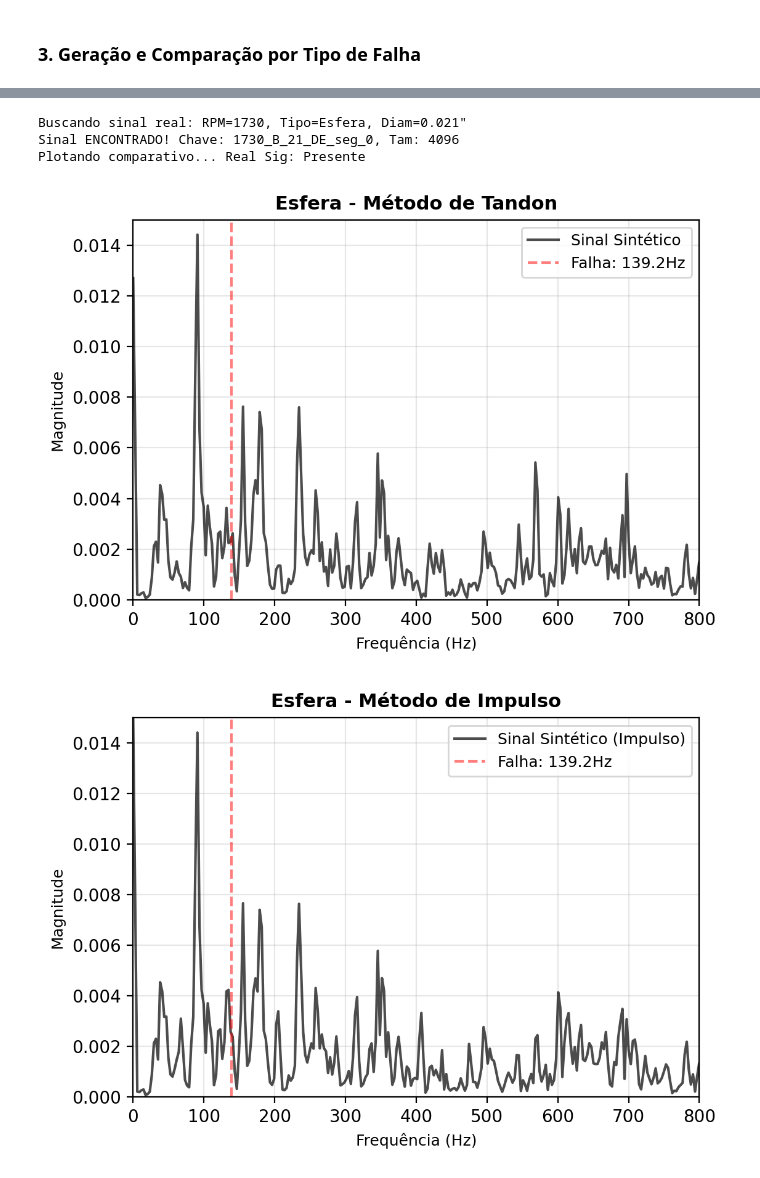
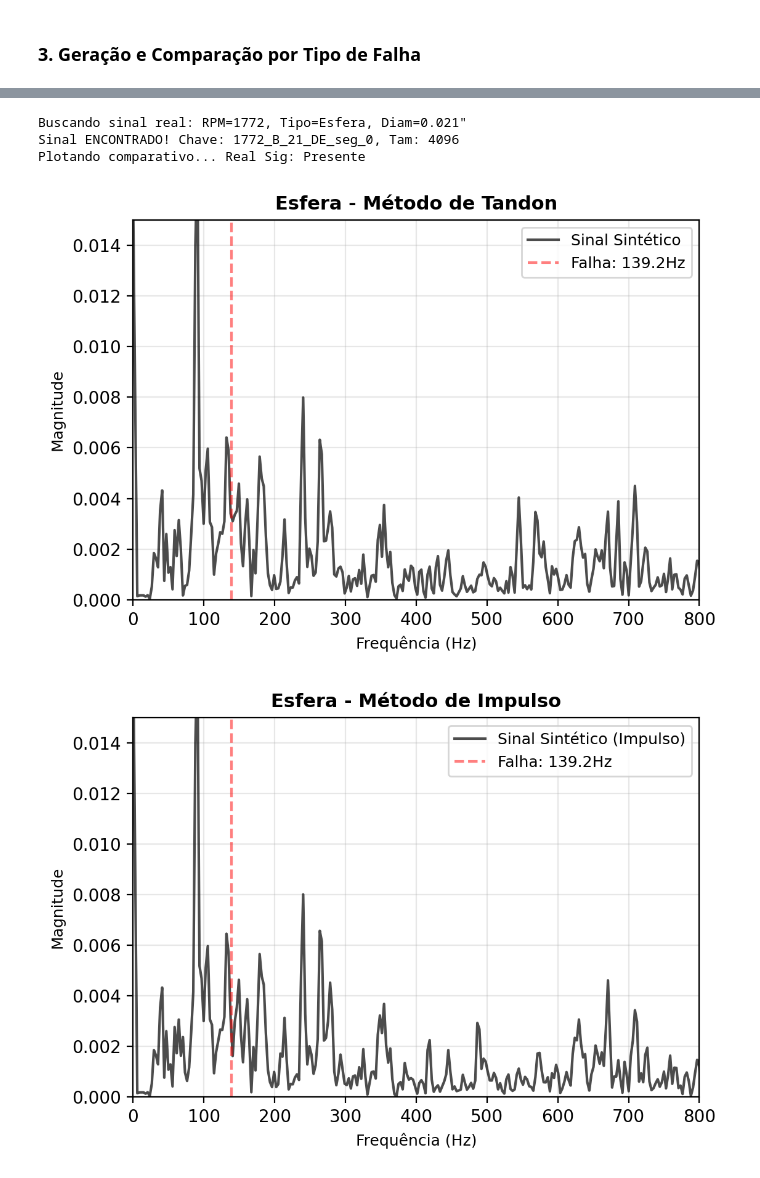
Before and after one commit to ViniciusTomsic/TCC, a Jupyter notebook: notebooks/compare_synthetic_methods.ipynb, the cells around one changed output, grey strips where cells are left out. Drawn from its saved outputs; the diff is of its cells as text; code cells hidden in the pictures.

Commit message:
feat: Add notebook for comparing synthetic data generation methods, enhance normal segment selection to support multiple RPMs, and include related plots.

```diff
--- a/notebooks/compare_synthetic_methods.ipynb
+++ b/notebooks/compare_synthetic_methods.ipynb
@@ -178,6 +201,6 @@ Geração concluída. Total de 4 segmentos de treino.
 # %%
 # --- Pista Externa ---
-
+RPM = 1730
 # 1. Gerar FFT Method
 spec_outer = bu.calcular_espectro_outer_race(fault_diameter_mm=0.3556, rpm=1730, K=0.02) # Ajuste K para ficar comparável se necessário
 sig_outer_gen = gsd.synthesize_time_signal(spec_outer, duration=duration, fs=FS)
@@ -186,7 +209,10 @@ sig_outer_gen = sig_outer_gen[:n] if len(sig_outer_gen) > n else np.pad(sig_oute
 final_outer_fft = normal_seg + sig_outer_gen
 
 # 2. Pegar Impulse Method
-row_outer = df_impulse[df_impulse['tipo_falha_adicionada'] == 'Pista Externa'].iloc[0]
+row_outer = df_impulse[
+    (df_impulse['tipo_falha_adicionada'] == 'Pista Externa') &
+    (df_impulse['rpm'] == RPM)
+].iloc[0]
 final_outer_imp = row_outer['sinal_final']
 final_outer_imp_pure = row_outer['sinal_puro']
 
@@ -237,7 +263,7 @@ Plotando comparativo... Real Sig: Presente
 [figure]
 # %%
 # --- Pista Interna ---
-
+RPM = 1730
 # 1. Gerar FFT Method
 spec_inner = bu.calcular_espectro_inner_completo(fault_diameter_mm=0.3556, rpm=1730, K=0.05)
 sig_inner_gen = gsd.synthesize_time_signal(spec_inner, duration=duration, fs=FS)
@@ -245,7 +271,10 @@ sig_inner_gen = sig_inner_gen[:n] if len(sig_inner_gen) > n else np.pad(sig_inne
 final_inner_fft = normal_seg + sig_inner_gen
 
 # 2. Pegar Impulse Method
-row_inner = df_impulse[df_impulse['tipo_falha_adicionada'] == 'Pista Interna'].iloc[0]
+row_inner = df_impulse[
+    (df_impulse['tipo_falha_adicionada'] == 'Pista Interna') &
+    (df_impulse['rpm'] == RPM)
+].iloc[0]
 final_inner_imp = row_inner['sinal_final']
 final_inner_imp_pure = row_inner['sinal_puro']
 
@@ -296,15 +325,18 @@ Plotando comparativo... Real Sig: Presente
 [figure]
 # %%
 # --- Esfera ---
-
+RPM = 1772
 # 1. Gerar FFT Method
 spec_ball = bu.calcular_espectro_ball_completo(fault_diameter_mm=0.5334, rpm=1772, K=0.02)
 sig_ball_gen = gsd.synthesize_time_signal(spec_ball, duration=duration, fs=FS)
 sig_ball_gen = sig_ball_gen[:n] if len(sig_ball_gen) > n else np.pad(sig_ball_gen, (0, n - len(sig_ball_gen)))
-final_ball_fft = normal_seg + sig_ball_gen
+final_ball_fft = normal_seg_1772 + sig_ball_gen
 
 # 2. Pegar Impulse Method
-row_ball = df_impulse[df_impulse['tipo_falha_adicionada'] == 'Esfera'].iloc[0]
+row_ball = df_impulse[
+    (df_impulse['tipo_falha_adicionada'] == 'Esfera') &
+    (df_impulse['rpm'] == RPM)
+].iloc[0]
 final_ball_imp = row_ball['sinal_final']
 final_ball_imp_pure = row_ball['sinal_puro']
 
@@ -321,34 +353,34 @@ target_rpm = RPM
 
 print(f"Buscando sinal real: RPM={target_rpm}, Tipo={target_fault}, Diam={target_diam}")
 
 for key, df_seg in ssd.dicionario_teste.items():
     try:
         # Casting para evitar erros de tipos (numpy int vs int, etc)
         meta_rpm = int(df_seg['rotacao_rpm'].iloc[0])
         meta_type = str(df_seg['tipo_falha'].iloc[0])
         meta_diam = str(df_seg['diametro_falha'].iloc[0])
 
         if meta_rpm == int(target_rpm) and meta_type == target_fault and meta_diam == target_diam:
             real_sig = df_seg['amplitude'].values
             print(f"Sinal ENCONTRADO! Chave: {key}, Tam: {len(real_sig)}")
 
             # Adjust size
             if len(real_sig) < n:
                  real_sig = np.pad(real_sig, (0, n - len(real_sig)))
             else:
                  real_sig = real_sig[:n]
             break
     except Exception as e:
         continue
 
 if real_sig is None:
     print(f"AVISO: Sinal real NÃO encontrado no dicionário!")
 
 print(f"Plotando comparativo... Real Sig: {'None' if real_sig is None else 'Presente'}")
 plot_comparison("Esfera", final_ball_fft, final_ball_imp, characteristic_freq=freq_ball, sig_real=real_sig)
 # %% [output]
-Buscando sinal real: RPM=1730, Tipo=Esfera, Diam=0.021"
-Sinal ENCONTRADO! Chave: 1730_B_21_DE_seg_0, Tam: 4096
+Buscando sinal real: RPM=1772, Tipo=Esfera, Diam=0.021"
+Sinal ENCONTRADO! Chave: 1772_B_21_DE_seg_0, Tam: 4096
 Plotando comparativo... Real Sig: Presente
-[figure, old version]
+[figure, new version]
-[figure, old version]
+[figure, new version]
```
Also changed, not shown: parts of 6 cells of this notebook, 2 other files.
